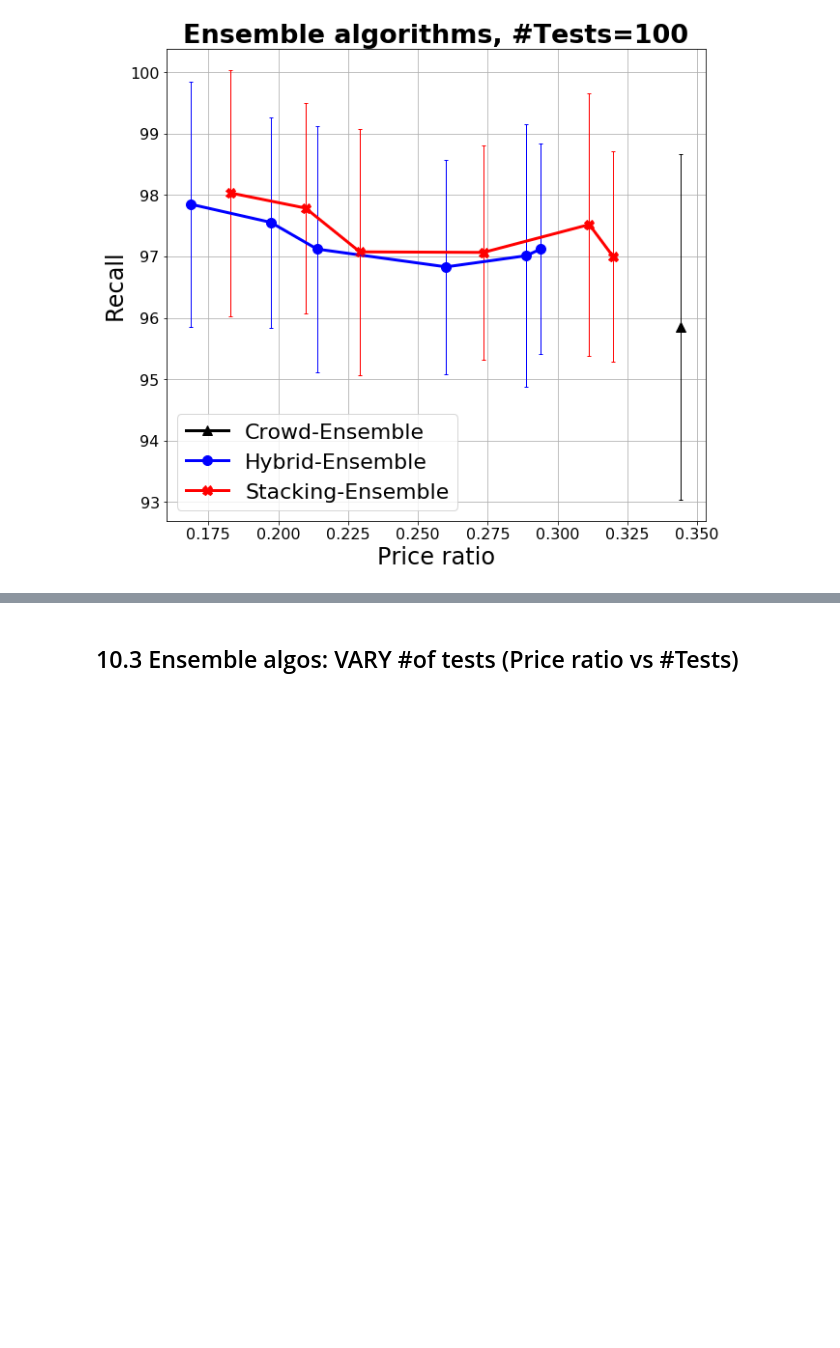
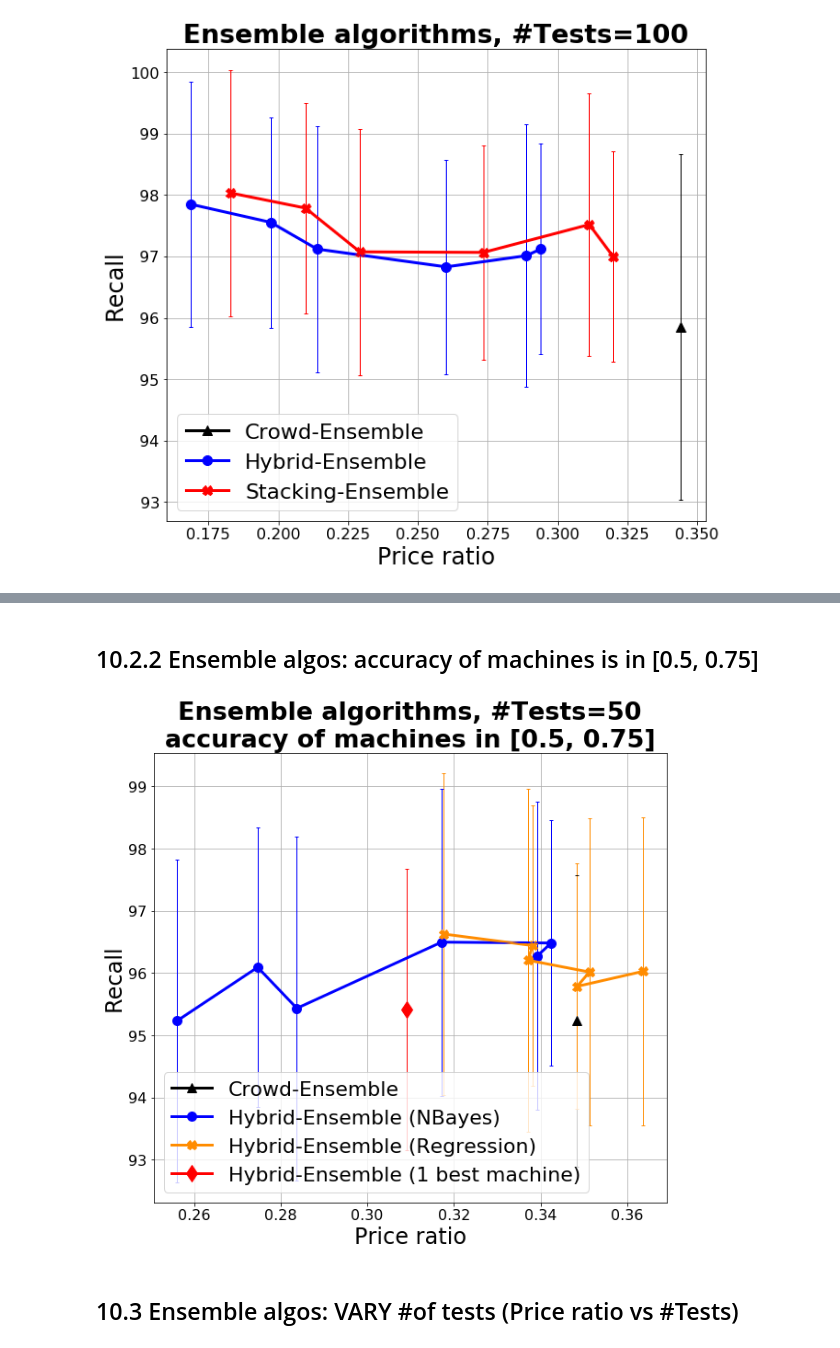
Before and after one commit to Evgeneus/crowd-machine-collaboration-for-item-screening, a Jupyter notebook: data/visualisation_scripts/ hybrid_algorithm_evaluation.ipynb, the cells around one changed output, grey strips where cells are left out. Cells and saved outputs as stored; diff of their text form; code cells hidden in the pictures; blank space fills up the shorter version.

```diff
--- a/data/visualisation_scripts/ hybrid_algorithm_evaluation.ipynb
+++ b/data/visualisation_scripts/ hybrid_algorithm_evaluation.ipynb
@@ -700,3 +701,54 @@ plt.grid()
+# %% [markdown]
+## 10.2.2 Ensemble algos: accuracy of machines is in [0.5, 0.75]
+# %%
+# data = pd.read_csv('../output_data/fig_tests_stacking_filters1.csv')
+data = pd.read_csv('../output_data/fig3_50tests_75upper_acc.csv')
+data['price_mean'] /= 20
+data['price_std'] /= 20
+
+
+fig, ax = plt.subplots(figsize=fig_size)
+# colors = ['black', 'black', 'blue', 'blue', 'red', 'red']
+colors = ['black', 'black','blue', 'blue', 'darkorange', 'darkorange', 'red', 'red']
+algos = ['Hybrid-Ensemble (NBayes)', 'Hybrid-Ensemble (Regression)']
+ax.set_color_cycle(colors)
+
+markers = ['o', 'X']
+num_tests = 50
+
+y = data.loc[(data['algorithm'] == 'Crowd-Ensemble') & (data['machine_tests'] == 0.)]['recall'].values
+x = data.loc[(data['algorithm'] == 'Crowd-Ensemble') & (data['machine_tests'] == 0.)]['price_mean'].values
+err_y = data.loc[(data['algorithm'] == 'Crowd-Ensemble') & (data['machine_tests'] == 0.)]['recall_std'].values
+plt.plot(x, y, label='Crowd-Ensemble', marker='^', linewidth=line_width, markersize=marker_size+2)
+plt.errorbar(x, y, yerr=err_y, marker='^', linewidth=err_line_width, capsize=caps_size)
+
+def plot_alg(data, alg, marker):
+    y = data.loc[(data['algorithm'] == alg) & (data['machine_tests'] == num_tests)]['recall'].values
+    x = data.loc[(data['algorithm'] == alg) & (data['machine_tests'] == num_tests)]['price_mean'].values
+    err_y = data.loc[(data['algorithm'] == alg) & (data['machine_tests'] == num_tests)]['recall_std'].values
+    plt.plot(x, y, label=alg, marker=marker, linewidth=line_width, markersize=marker_size+2)
+    plt.errorbar(x, y, yerr=err_y, marker=marker, linewidth=err_line_width, capsize=caps_size)
+
+for alg, marker in zip(algos, markers):
+    plot_alg(data, alg, marker)
+
+# best classifier acc [0.5, 0.75]
+y = [95.41]
+x = [6.18/20]
+err_y = [2.26]
+plt.plot(x, y, label='Hybrid-Ensemble (1 best machine)', marker='d', linewidth=line_width, markersize=marker_size+5)
+plt.errorbar(x, y, yerr=err_y, marker='d', linewidth=err_line_width, capsize=caps_size)
+
+plt.title('Ensemble algorithms, #Tests={}\naccuracy of machines in [0.5, 0.75]'.format(num_tests), size=title_size, fontweight='bold')
+plt.xlabel('Price ratio', size=axes_size)
+plt.ylabel('Recall', size=axes_size)
+plt.legend(fontsize = legend_size)
+plt.tick_params(axis='both', which='major', labelsize=label_size)
+plt.grid()
+
+# fig.savefig('ensemble_algo_acc05_075.png', format='png', dpi=500)
+# %% [output]
+[figure, added]
 # %% [markdown]
 ## 10.3 Ensemble algos: VARY #of tests (Price ratio vs #Tests)
 # %%
```
Also changed, not shown: parts of 2 cells of this notebook, 2 other files.
